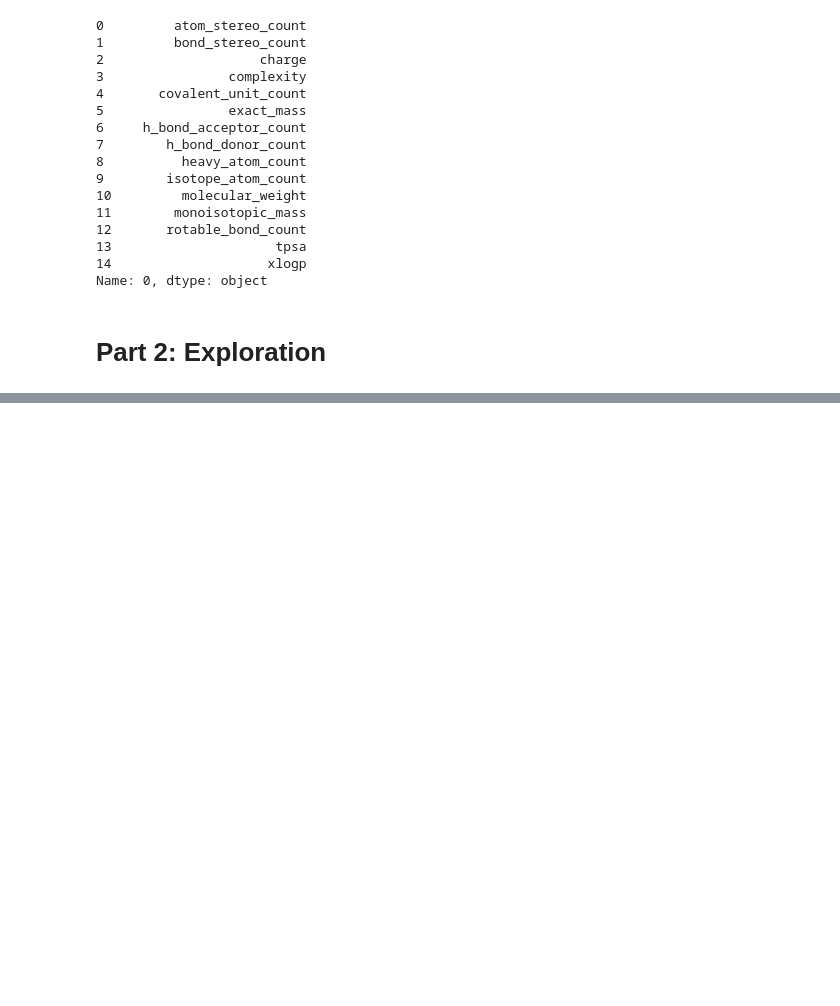
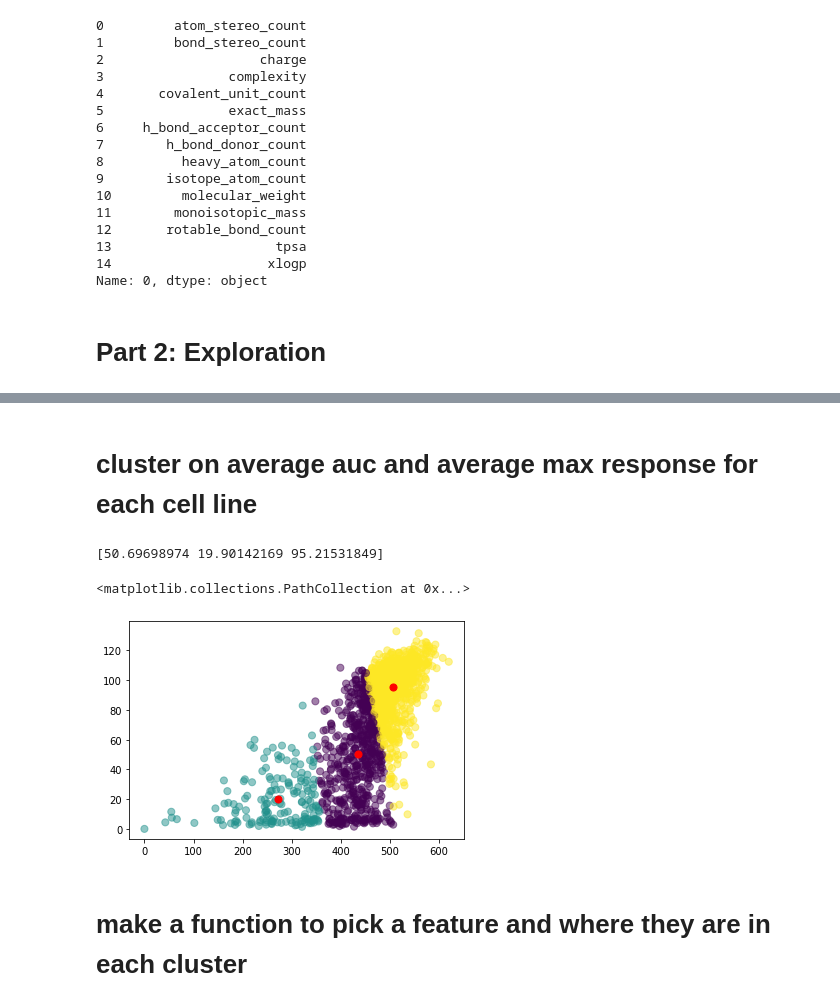
Before and after one commit to adhm271/teamone, a Jupyter notebook: cluster_drugs.ipynb, the cells around one changed output, grey strips where cells are left out. Drawn from its saved outputs; the diff is of its cells as text; code cells hidden in the pictures; blank space fills up the shorter version.

```diff
--- a/cluster_drugs.ipynb
+++ b/cluster_drugs.ipynb
@@ -202,0 +276,21 @@ NameError: name 'lines' is not defined
+# %% [markdown]
+# cluster on average auc and average max response for each cell line
+# %%
+drug_measures_outputs = drug_measures[['avg_final_auc','avg_maxresp']]
+
+# print(drug_measures_outputs)
+
+kmeans = KMeans(n_clusters=3).fit(drug_measures_outputs)
+centroids = kmeans.cluster_centers_
+print(centroids[:,1])
+
+
+
+plt.scatter(drug_measures_num['avg_final_auc'], drug_measures_num['avg_maxresp'], c= kmeans.labels_.astype(float), s=50, alpha=0.5)
+plt.scatter(centroids[:, 0], centroids[:, 1], c='red', s=50)
+# %% [output]
+[50.69698974 19.90142169 95.21531849]
+<matplotlib.collections.PathCollection at 0x...>
+[figure, added]
+# %% [markdown]
+# make a function to pick a feature and where they are in each cluster
```
Also changed, not shown: parts of 19 cells of this notebook.
